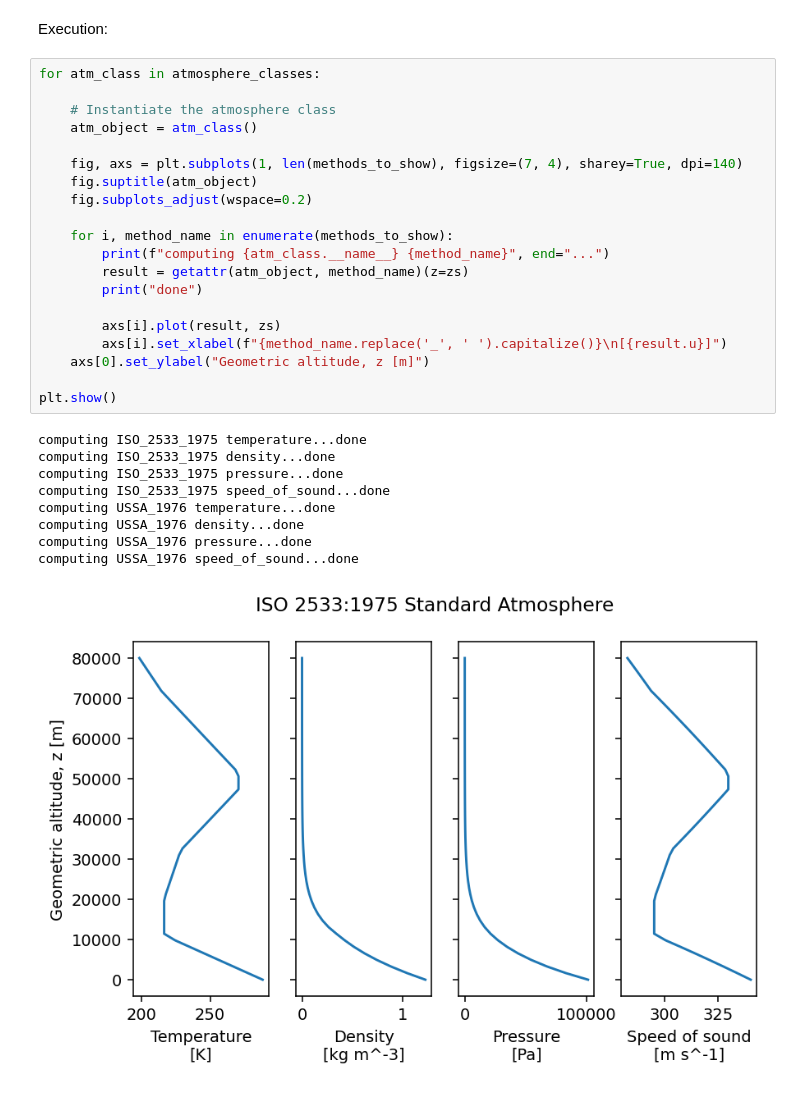
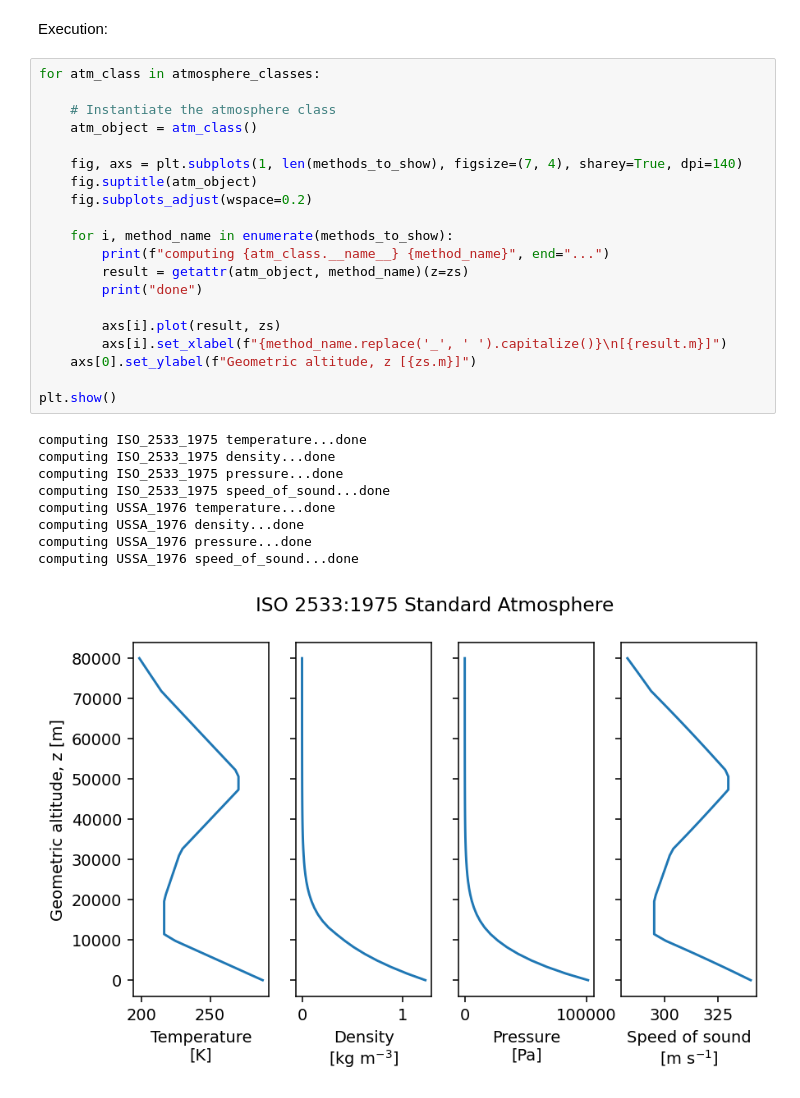
Before and after one commit to yaseen157/carpy, a Jupyter notebook: docs/source/demo/Static Atmosphere Models.ipynb, the cells around one changed output. Cells and saved outputs as stored; diff of their text form.

```diff
--- a/docs/source/demo/Static Atmosphere Models.ipynb
+++ b/docs/source/demo/Static Atmosphere Models.ipynb
@@ -23,30 +23,30 @@ Execution:
 # %%
 for atm_class in atmosphere_classes:
 
     # Instantiate the atmosphere class
     atm_object = atm_class()
 
     fig, axs = plt.subplots(1, len(methods_to_show), figsize=(7, 4), sharey=True, dpi=140)
     fig.suptitle(atm_object)
     fig.subplots_adjust(wspace=0.2)
 
     for i, method_name in enumerate(methods_to_show):
         print(f"computing {atm_class.__name__} {method_name}", end="...")
         result = getattr(atm_object, method_name)(z=zs)
         print("done")
 
         axs[i].plot(result, zs)
-        axs[i].set_xlabel(f"{method_name.replace('_', ' ').capitalize()}\n[{result.u}]")
-    axs[0].set_ylabel("Geometric altitude, z [m]")
+        axs[i].set_xlabel(f"{method_name.replace('_', ' ').capitalize()}\n[{result.m}]")
+    axs[0].set_ylabel(f"Geometric altitude, z [{zs.m}]")
 
 plt.show()
 # %% [output]
 computing ISO_2533_1975 temperature...done
 computing ISO_2533_1975 density...done
 computing ISO_2533_1975 pressure...done
 computing ISO_2533_1975 speed_of_sound...done
 computing USSA_1976 temperature...done
 computing USSA_1976 density...done
 computing USSA_1976 pressure...done
 computing USSA_1976 speed_of_sound...done
-[figure, old version]
+[figure, new version]
```
Also changed, not shown: parts of 1 cell of this notebook, 5 other files.
